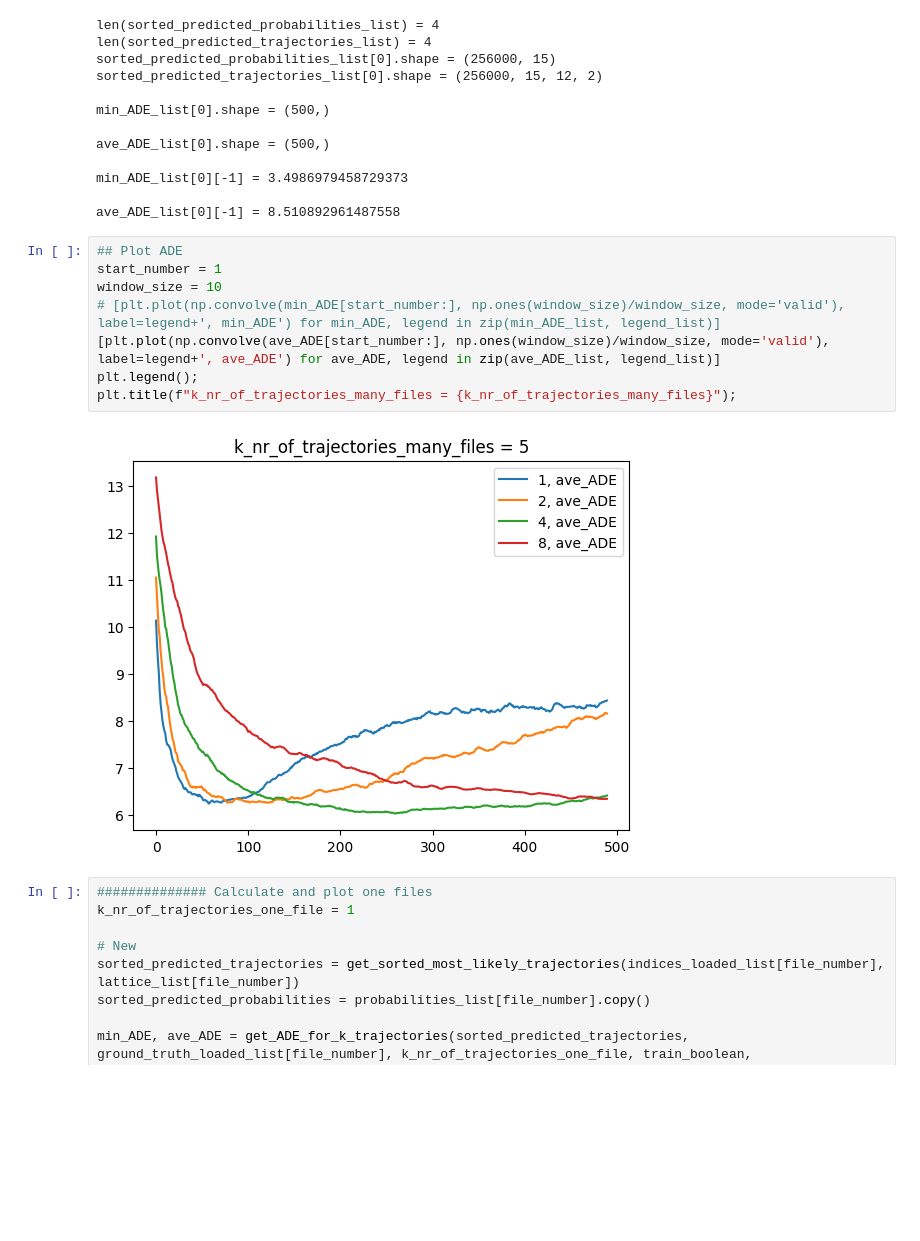
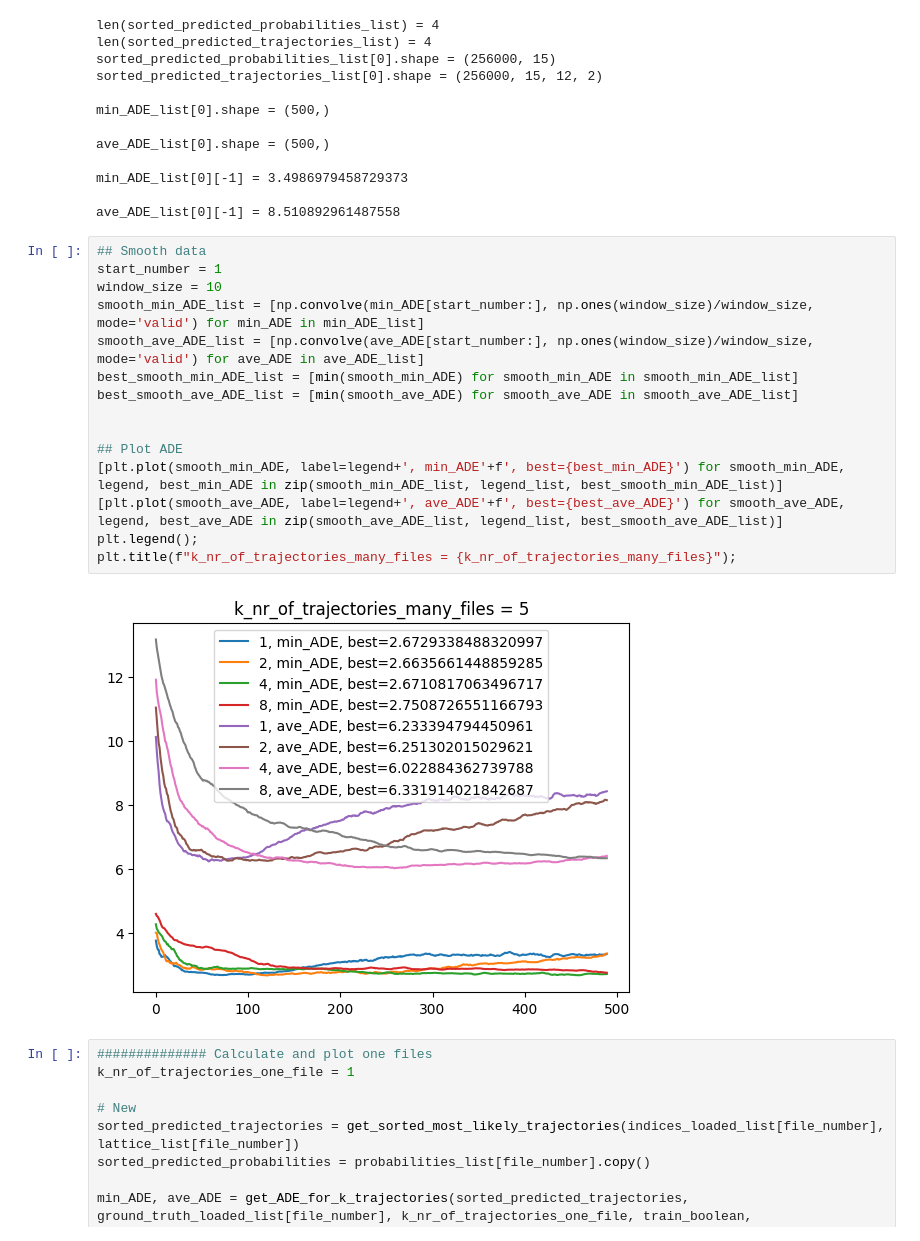
Before and after one commit to dolander1/nuscenes_dolander1, a Jupyter notebook: python-sdk/tutorials/analyseNewResults.ipynb, the cells around one changed output. Cells and saved outputs as stored; diff of their text form; blank space fills up the shorter version.

Commit message:
added best ADE

```diff
--- a/python-sdk/tutorials/analyseNewResults.ipynb
+++ b/python-sdk/tutorials/analyseNewResults.ipynb
@@ -173,15 +173,22 @@ min_ADE_list[0][-1] = 3.4986979458729373
 
 ave_ADE_list[0][-1] = 8.510892961487558
 # %%
-## Plot ADE
+## Smooth data
 start_number = 1
 window_size = 10
-# [plt.plot(np.convolve(min_ADE[start_number:], np.ones(window_size)/window_size, mode='valid'), label=legend+', min_ADE') for min_ADE, legend in zip(min_ADE_list, legend_list)]
-[plt.plot(np.convolve(ave_ADE[start_number:], np.ones(window_size)/window_size, mode='valid'), label=legend+', ave_ADE') for ave_ADE, legend in zip(ave_ADE_list, legend_list)]
+smooth_min_ADE_list = [np.convolve(min_ADE[start_number:], np.ones(window_size)/window_size, mode='valid') for min_ADE in min_ADE_list]
+smooth_ave_ADE_list = [np.convolve(ave_ADE[start_number:], np.ones(window_size)/window_size, mode='valid') for ave_ADE in ave_ADE_list]
+best_smooth_min_ADE_list = [min(smooth_min_ADE) for smooth_min_ADE in smooth_min_ADE_list]
+best_smooth_ave_ADE_list = [min(smooth_ave_ADE) for smooth_ave_ADE in smooth_ave_ADE_list]
+
+
+## Plot ADE
+[plt.plot(smooth_min_ADE, label=legend+', min_ADE'+f', best={best_min_ADE}') for smooth_min_ADE, legend, best_min_ADE in zip(smooth_min_ADE_list, legend_list, best_smooth_min_ADE_list)]
+[plt.plot(smooth_ave_ADE, label=legend+', ave_ADE'+f', best={best_ave_ADE}') for smooth_ave_ADE, legend, best_ave_ADE in zip(smooth_ave_ADE_list, legend_list, best_smooth_ave_ADE_list)]
 plt.legend();
 plt.title(f"k_nr_of_trajectories_many_files = {k_nr_of_trajectories_many_files}");
 # %% [output]
-[figure, old version]
+[figure, new version]
 # %%
 ############## Calculate and plot one files
 k_nr_of_trajectories_one_file = 1
```
